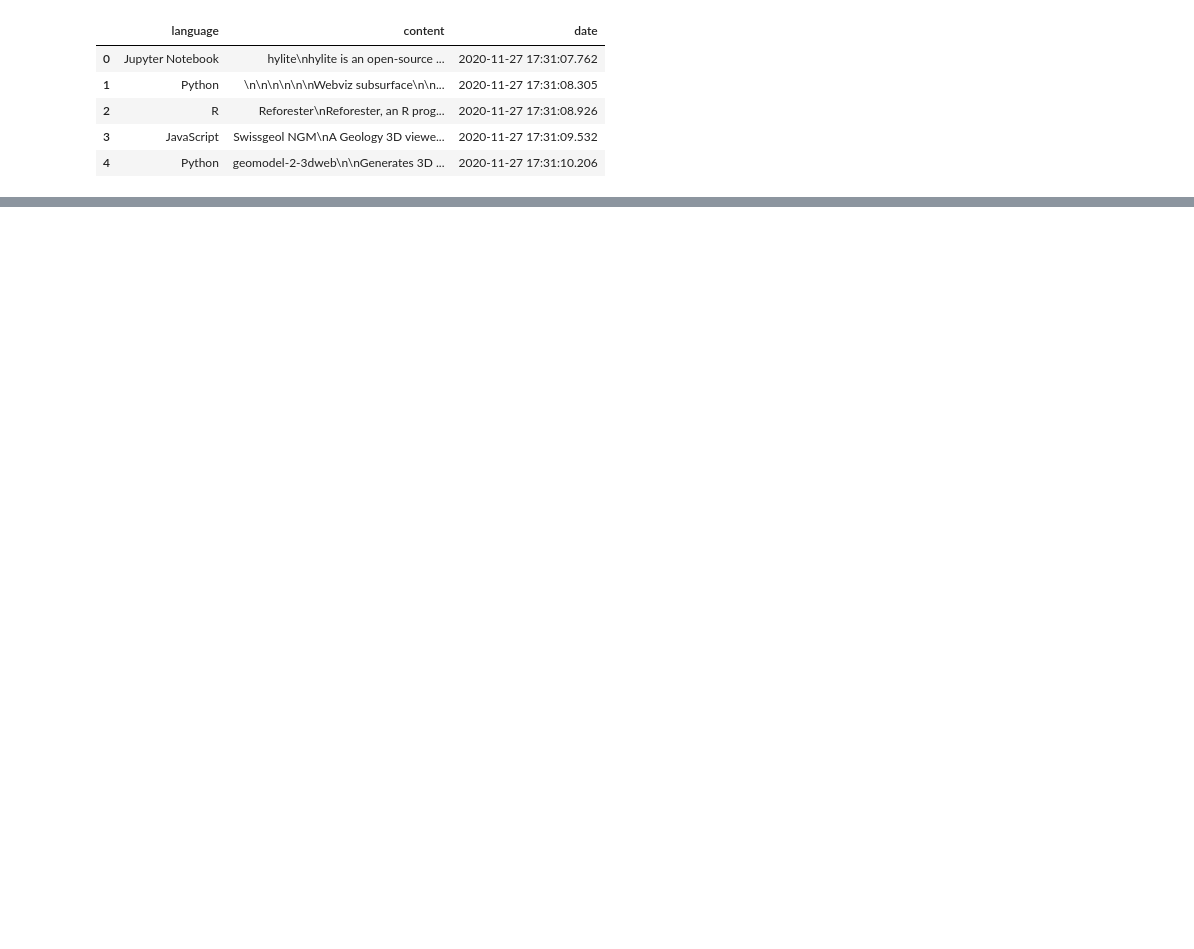
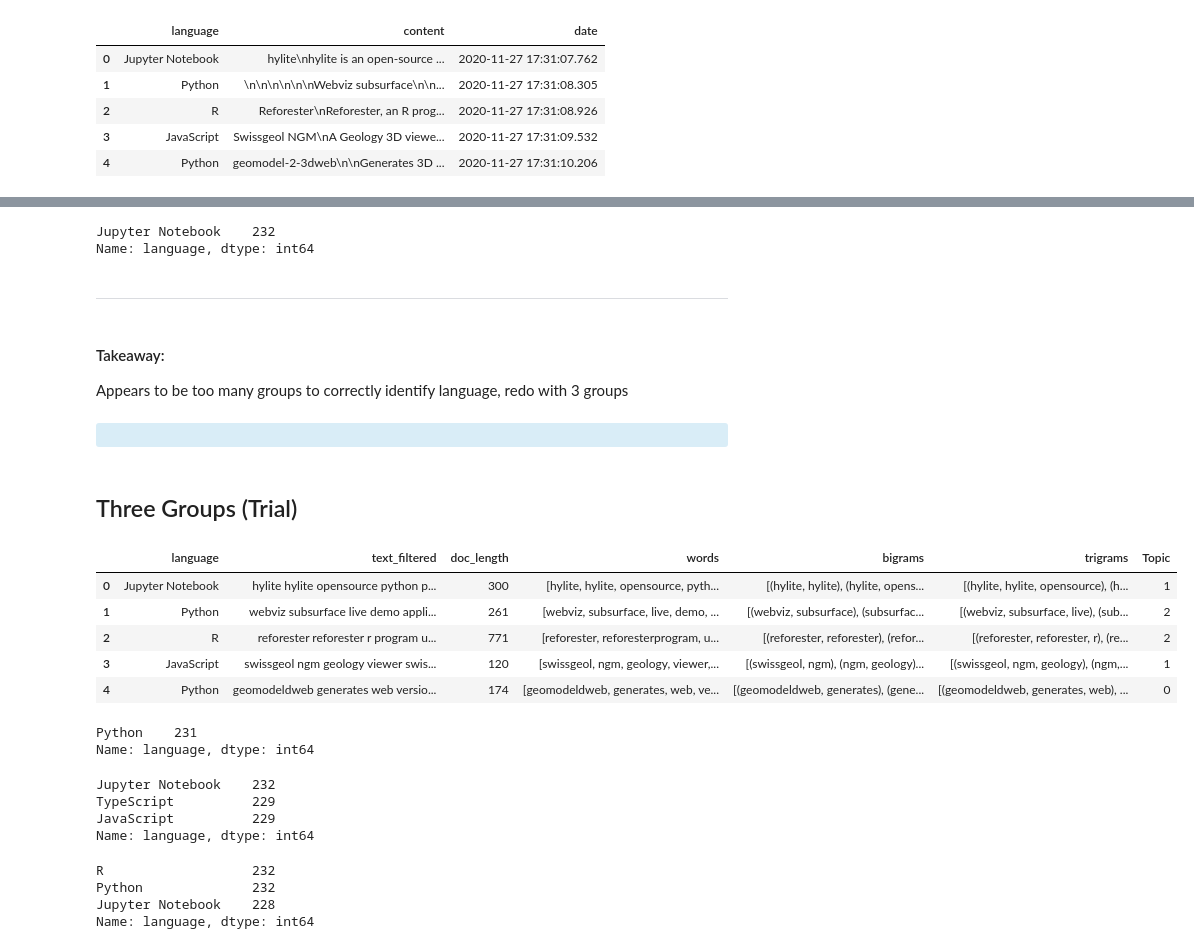
Before and after one commit to CSolitaire/side_projects, a Jupyter notebook: topic_modeling.ipynb, the cells around one changed output, grey strips where cells are left out. Cells and saved outputs as stored; diff of their text form; code cells hidden in the pictures; blank space fills up the shorter version.

```diff
--- a/topic_modeling.ipynb
+++ b/topic_modeling.ipynb
@@ -137,0 +383,57 @@ clean_data(df)
+# %%
+topic4 =df[df.Topic == 4]
+topic4.language.value_counts()
+# %% [output]
+Jupyter Notebook    232
+Name: language, dtype: int64
+# %% [markdown]
+***
+# %% [markdown]
+#### Takeaway:
+Appears to be too many groups to correctly identify language, redo with 3 groups
+# %% [markdown]
+<div class="alert alert-block alert-info"><b></b></div>
+# %% [markdown]
+## Three Groups (Trial)
+# %%
+df = acquire.get_github_geology_results(cached=True)
+df = clean_data(df)
+count_vect = CountVectorizer(max_df=0.8, min_df=2, stop_words='english')
+doc_term_matrix = count_vect.fit_transform(df['text_filtered'].values.astype('U'))
+LDA = LatentDirichletAllocation(n_components=3, random_state=42)
+LDA.fit(doc_term_matrix)
+topic_values = LDA.transform(doc_term_matrix)
+df['Topic'] = topic_values.argmax(axis=1)
+df.head()
+# %% [output]
+|  | language | text_filtered | doc_length | words | bigrams | trigrams | Topic |
+| 0 | Jupyter Notebook | hylite hylite opensource python p... | 300 | [hylite, hylite, opensource, pyth... | [(hylite, hylite), (hylite, opens... | [(hylite, hylite, opensource), (h... | 1 |
+| 1 | Python | webviz subsurface live demo appli... | 261 | [webviz, subsurface, live, demo, ... | [(webviz, subsurface), (subsurfac... | [(webviz, subsurface, live), (sub... | 2 |
+| 2 | R | reforester reforester r program u... | 771 | [reforester, reforesterprogram, u... | [(reforester, reforester), (refor... | [(reforester, reforester, r), (re... | 2 |
+| 3 | JavaScript | swissgeol ngm geology viewer swis... | 120 | [swissgeol, ngm, geology, viewer,... | [(swissgeol, ngm), (ngm, geology)... | [(swissgeol, ngm, geology), (ngm,... | 1 |
+| 4 | Python | geomodeldweb generates web versio... | 174 | [geomodeldweb, generates, web, ve... | [(geomodeldweb, generates), (gene... | [(geomodeldweb, generates, web), ... | 0 |
+# %%
+#Topic 0
+topic0 =df[df.Topic == 0]
+topic0.language.value_counts()
+# %% [output]
+Python    231
+Name: language, dtype: int64
+# %%
+#Topic 1
+topic1 =df[df.Topic == 1]
+topic1.language.value_counts()
+# %% [output]
+Jupyter Notebook    232
+TypeScript          229
+JavaScript          229
+Name: language, dtype: int64
+# %%
+#Topic 2
+topic2 =df[df.Topic == 2]
+topic2.language.value_counts()
+# %% [output]
+R                   232
+Python              232
+Jupyter Notebook    228
+Name: language, dtype: int64
```
Also changed, not shown: parts of 47 cells of this notebook.
